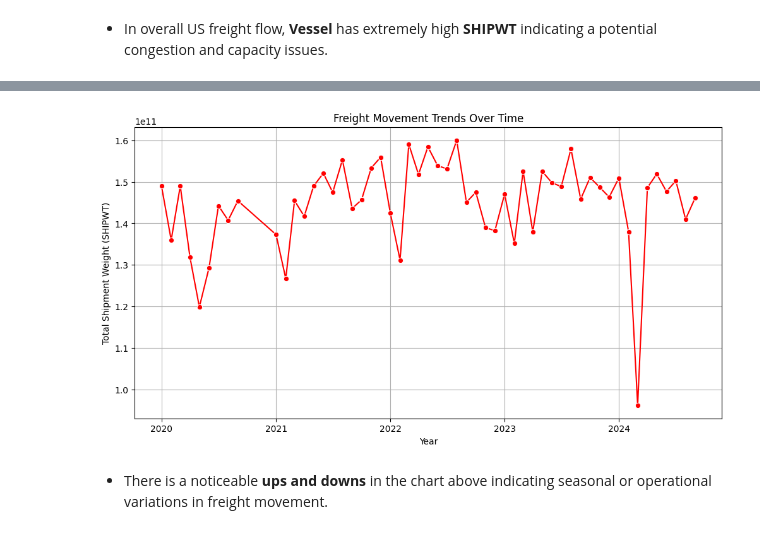
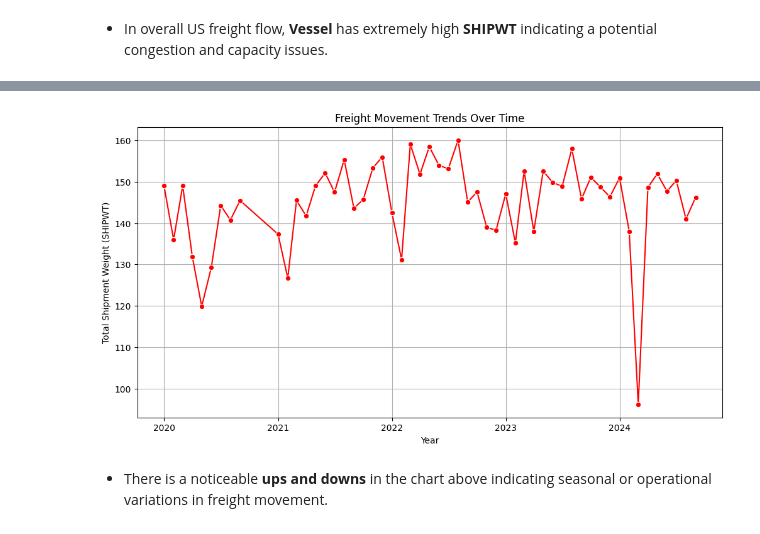
Before and after one commit to matth-adenyo/TransBorder_Freight_Data_Analysis, a Jupyter notebook: Trans-Border Freight Analysis.ipynb, the cells around one changed output, grey strips where cells are left out. Cells and saved outputs as stored; diff of their text form; code cells hidden in the pictures.

```diff
--- a/Trans-Border Freight Analysis.ipynb
+++ b/Trans-Border Freight Analysis.ipynb
@@ -1558,23 +1562,24 @@ Transport Mode with Highest Congestion:
 # %%
 # Peak Congestion Periods
 monthly_congestion = final_data.groupby('DATE')['SHIPWT'].sum().reset_index()
+monthly_congestion['SHIPWT'] = (monthly_congestion['SHIPWT'] / 1e9).round(2)
 
 plt.figure(figsize = (12, 6))
 sns.lineplot(x = 'DATE', y = 'SHIPWT', data = monthly_congestion, marker = 'o', color = 'red')
 plt.xlabel('Year')
 plt.ylabel('Total Shipment Weight (SHIPWT)')
 plt.title('Freight Movement Trends Over Time')
 plt.grid(True)
 plt.show()
 # %% [output]
 [interactive output not drawn]
 [interactive output not drawn]
 [interactive output not drawn]
 [interactive output not drawn]
 [interactive output not drawn]
 [interactive output not drawn]
 [interactive output not drawn]
-[figure, old version]
+[figure, new version]
 # %% [markdown]
 - There is a noticeable **ups and downs** in the chart above indicating seasonal or operational variations in freight movement.
 # %%
```
Also changed, not shown: parts of 9 cells of this notebook, 1 other file.
